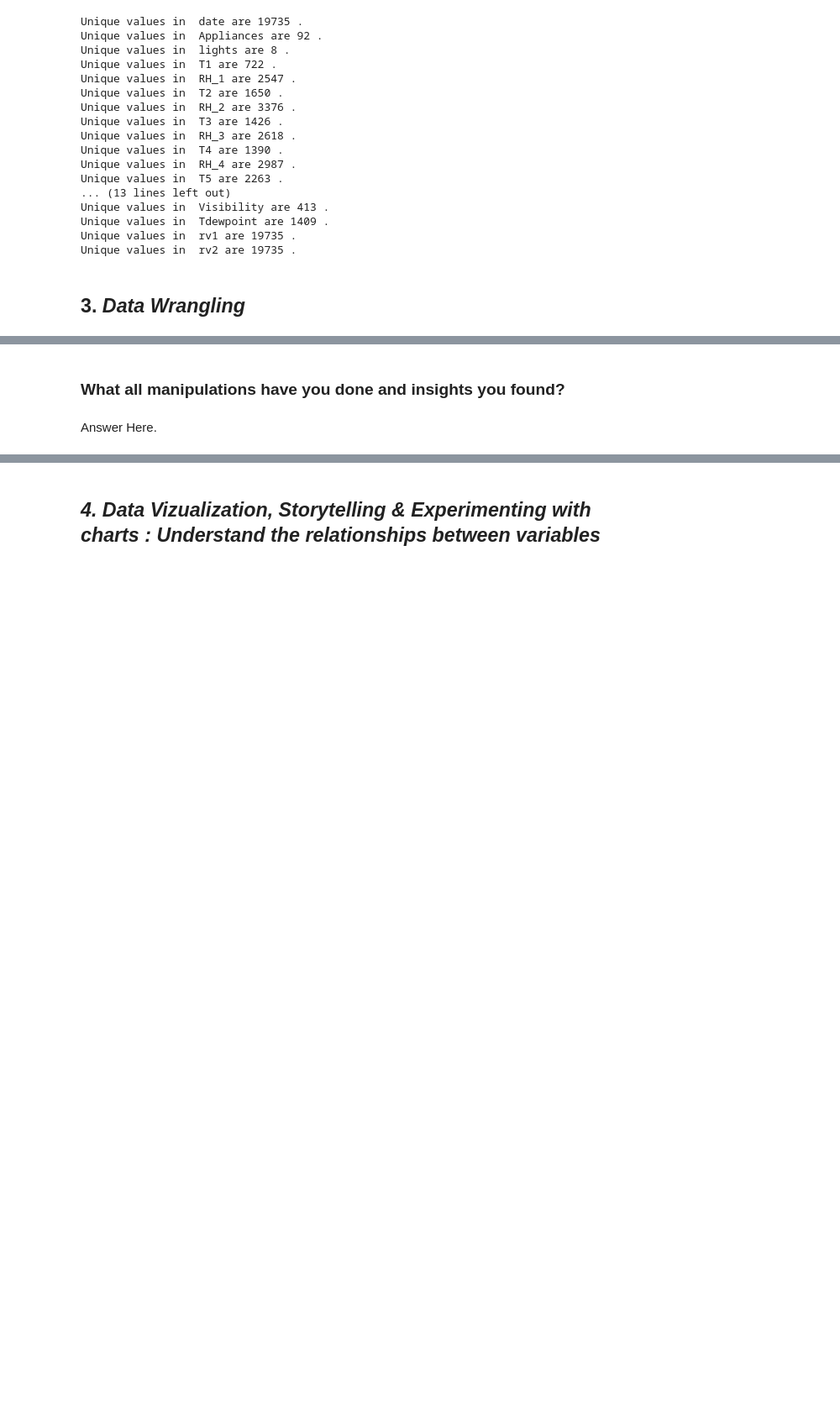
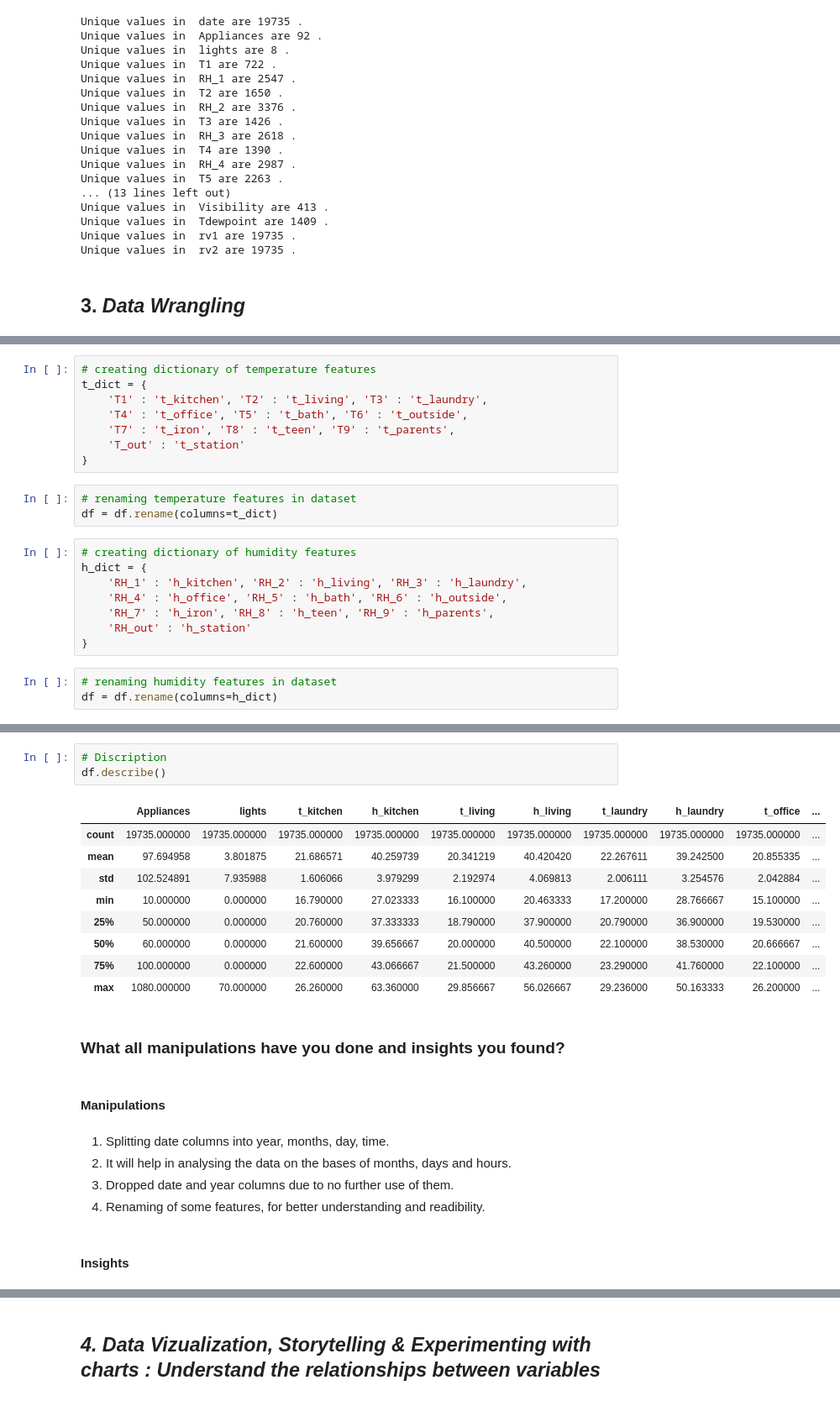
Before and after one commit to ishanbarway/Appliance-Energy-Prediction, a Jupyter notebook: Appliance_Energy_Prediction_Individual_Project.ipynb, the cells around one changed output, grey strips where cells are left out. Shown at 84% size. Cells and saved outputs as stored; diff of their text form; blank space fills up the shorter version.

```diff
--- a/Appliance_Energy_Prediction_Individual_Project.ipynb
+++ b/Appliance_Energy_Prediction_Individual_Project.ipynb
@@ -327,0 +439,22 @@ Unique values in  rv2 are 19735 .
+# %%
+# creating dictionary of temperature features
+t_dict = {
+    'T1' : 't_kitchen', 'T2' : 't_living', 'T3' : 't_laundry',
+    'T4' : 't_office', 'T5' : 't_bath', 'T6' : 't_outside',
+    'T7' : 't_iron', 'T8' : 't_teen', 'T9' : 't_parents',
+    'T_out' : 't_station'
+}
+# %%
+# renaming temperature features in dataset
+df = df.rename(columns=t_dict)
+# %%
+# creating dictionary of humidity features
+h_dict = {
+    'RH_1' : 'h_kitchen', 'RH_2' : 'h_living', 'RH_3' : 'h_laundry',
+    'RH_4' : 'h_office', 'RH_5' : 'h_bath', 'RH_6' : 'h_outside',
+    'RH_7' : 'h_iron', 'RH_8' : 'h_teen', 'RH_9' : 'h_parents',
+    'RH_out' : 'h_station'
+}
+# %%
+# renaming humidity features in dataset
+df = df.rename(columns=h_dict)
@@ -328,4 +471,24 @@ Unique values in  rv2 are 19735 .
+# %%
+# Discription
+df.describe()
+# %% [output]
+|  | Appliances | lights | t_kitchen | h_kitchen | t_living | h_living | t_laundry | h_laundry | t_office | ... |
+| count | 19735.000000 | 19735.000000 | 19735.000000 | 19735.000000 | 19735.000000 | 19735.000000 | 19735.000000 | 19735.000000 | 19735.000000 | ... |
+| mean | 97.694958 | 3.801875 | 21.686571 | 40.259739 | 20.341219 | 40.420420 | 22.267611 | 39.242500 | 20.855335 | ... |
+| std | 102.524891 | 7.935988 | 1.606066 | 3.979299 | 2.192974 | 4.069813 | 2.006111 | 3.254576 | 2.042884 | ... |
+| min | 10.000000 | 0.000000 | 16.790000 | 27.023333 | 16.100000 | 20.463333 | 17.200000 | 28.766667 | 15.100000 | ... |
+| 25% | 50.000000 | 0.000000 | 20.760000 | 37.333333 | 18.790000 | 37.900000 | 20.790000 | 36.900000 | 19.530000 | ... |
+| 50% | 60.000000 | 0.000000 | 21.600000 | 39.656667 | 20.000000 | 40.500000 | 22.100000 | 38.530000 | 20.666667 | ... |
+| 75% | 100.000000 | 0.000000 | 22.600000 | 43.066667 | 21.500000 | 43.260000 | 23.290000 | 41.760000 | 22.100000 | ... |
+| max | 1080.000000 | 70.000000 | 26.260000 | 63.360000 | 29.856667 | 56.026667 | 29.236000 | 50.163333 | 26.200000 | ... |
 # %% [markdown]
 ### What all manipulations have you done and insights you found?
-# %% [markdown]
-Answer Here.
+# %% [markdown]
+#### Manipulations
+# %% [markdown]
+1. Splitting date columns into year, months, day, time.
+2. It will help in analysing the data on the bases of months, days and hours.
+3. Dropped date and year columns due to no further use of them.
+4. Renaming of some features, for better understanding and readibility.
+# %% [markdown]
+#### Insights
```
Also changed, not shown: parts of 28 cells of this notebook.
